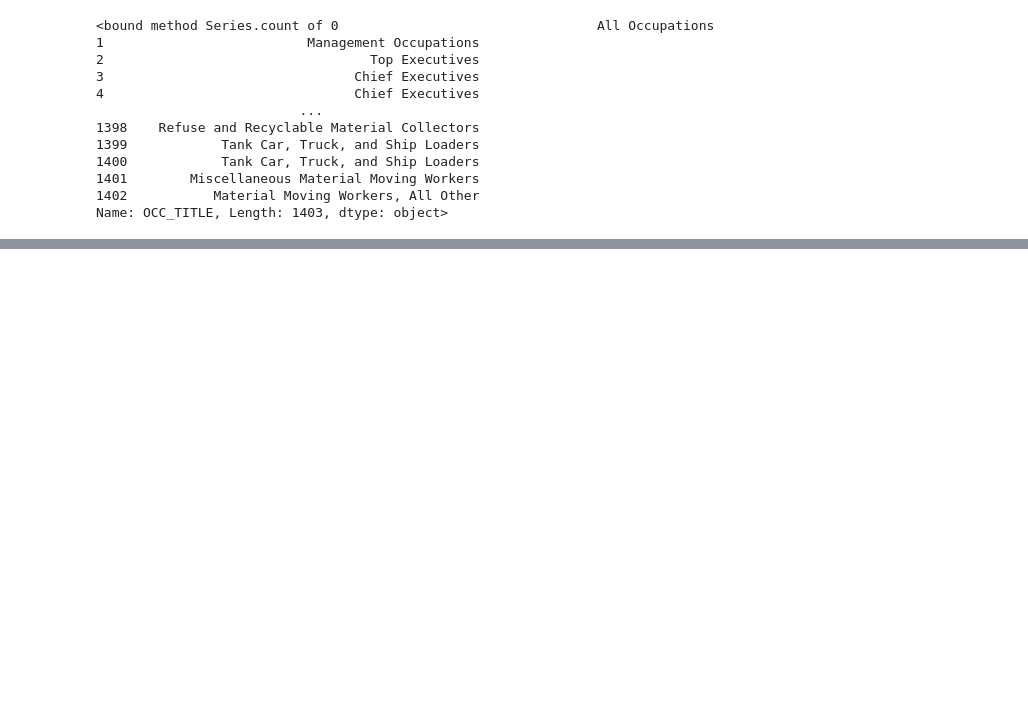
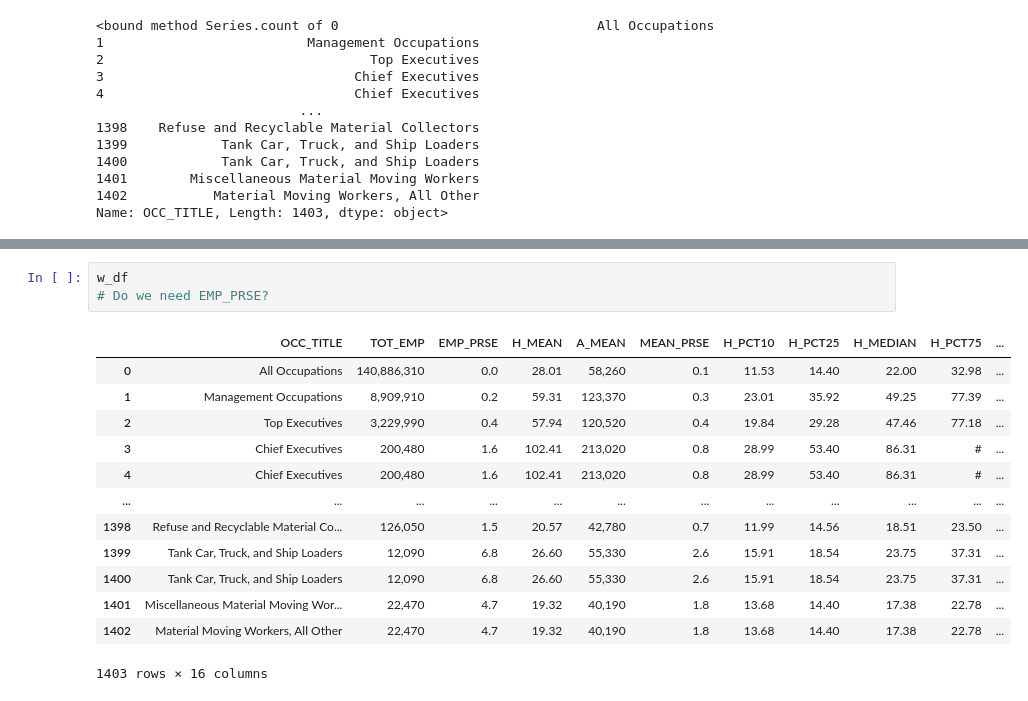
Before and after one commit to AJMnd/Data_Science_Salary, a Jupyter notebook: wages.ipynb, the cells around one changed output, grey strips where cells are left out. Saved outputs shown, nothing was run; the diff lists cells and outputs as text; blank space fills up the shorter version.

```diff
--- a/wages.ipynb
+++ b/wages.ipynb
@@ -111,0 +97,17 @@ Name: OCC_TITLE, dtype: object
+# %%
+w_df
+# Do we need EMP_PRSE?
+# %% [output]
+|  | OCC_TITLE | TOT_EMP | EMP_PRSE | H_MEAN | A_MEAN | MEAN_PRSE | H_PCT10 | H_PCT25 | H_MEDIAN | H_PCT75 | ... |
+| 0 | All Occupations | 140,886,310 | 0.0 | 28.01 | 58,260 | 0.1 | 11.53 | 14.40 | 22.00 | 32.98 | ... |
+| 1 | Management Occupations | 8,909,910 | 0.2 | 59.31 | 123,370 | 0.3 | 23.01 | 35.92 | 49.25 | 77.39 | ... |
+| 2 | Top Executives | 3,229,990 | 0.4 | 57.94 | 120,520 | 0.4 | 19.84 | 29.28 | 47.46 | 77.18 | ... |
+| 3 | Chief Executives | 200,480 | 1.6 | 102.41 | 213,020 | 0.8 | 28.99 | 53.40 | 86.31 | # | ... |
+| 4 | Chief Executives | 200,480 | 1.6 | 102.41 | 213,020 | 0.8 | 28.99 | 53.40 | 86.31 | # | ... |
+| ... | ... | ... | ... | ... | ... | ... | ... | ... | ... | ... | ... |
+| 1398 | Refuse and Recyclable Material Co... | 126,050 | 1.5 | 20.57 | 42,780 | 0.7 | 11.99 | 14.56 | 18.51 | 23.50 | ... |
+| 1399 | Tank Car, Truck, and Ship Loaders | 12,090 | 6.8 | 26.60 | 55,330 | 2.6 | 15.91 | 18.54 | 23.75 | 37.31 | ... |
+| 1400 | Tank Car, Truck, and Ship Loaders | 12,090 | 6.8 | 26.60 | 55,330 | 2.6 | 15.91 | 18.54 | 23.75 | 37.31 | ... |
+| 1401 | Miscellaneous Material Moving Wor... | 22,470 | 4.7 | 19.32 | 40,190 | 1.8 | 13.68 | 14.40 | 17.38 | 22.78 | ... |
+| 1402 | Material Moving Workers, All Other | 22,470 | 4.7 | 19.32 | 40,190 | 1.8 | 13.68 | 14.40 | 17.38 | 22.78 | ... |
+1403 rows × 16 columns
```
Also changed, not shown: parts of 8 cells of this notebook.
